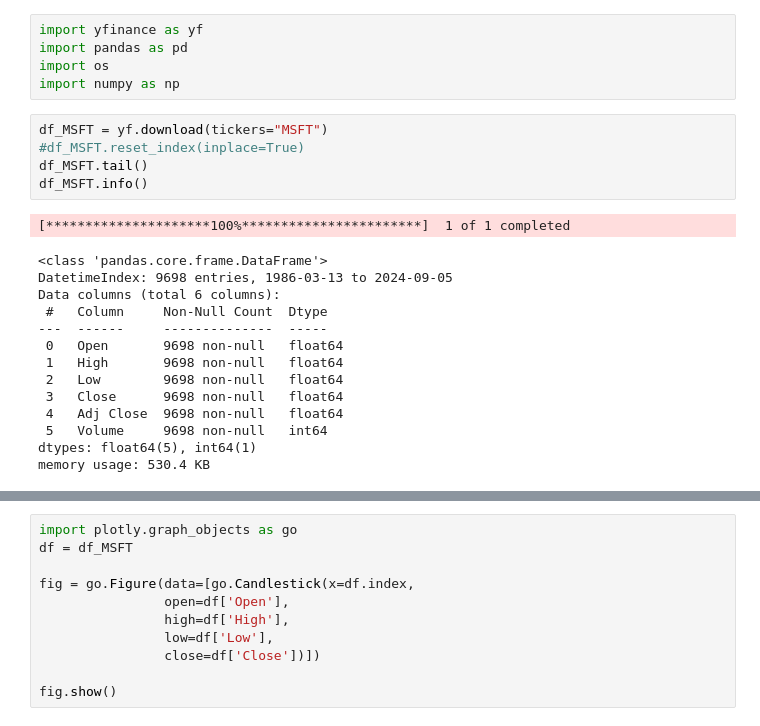
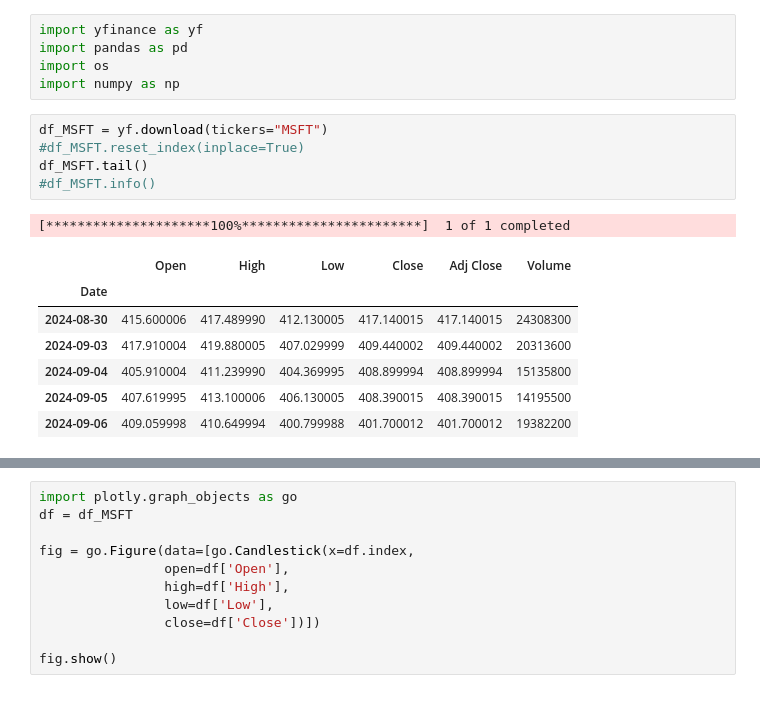
Before and after one commit to Bavenraj/Python_For_Trading, a Jupyter notebook: data_processing.ipynb, the cells around one changed output, grey strips where cells are left out. Saved outputs shown, nothing was run; the diff lists cells and outputs as text.

```diff
--- a/data_processing.ipynb
+++ b/data_processing.ipynb
@@ -6,23 +6,17 @@ import numpy as np
 # %%
 df_MSFT = yf.download(tickers="MSFT")
 #df_MSFT.reset_index(inplace=True)
 df_MSFT.tail()
-df_MSFT.info()
+#df_MSFT.info()
 # %% [output]
 [*********************100%***********************]  1 of 1 completed
-<class 'pandas.core.frame.DataFrame'>
-DatetimeIndex: 9698 entries, 1986-03-13 to 2024-09-05
-Data columns (total 6 columns):
- #   Column     Non-Null Count  Dtype
----  ------     --------------  -----
- 0   Open       9698 non-null   float64
- 1   High       9698 non-null   float64
- 2   Low        9698 non-null   float64
- 3   Close      9698 non-null   float64
- 4   Adj Close  9698 non-null   float64
- 5   Volume     9698 non-null   int64
-dtypes: float64(5), int64(1)
-memory usage: 530.4 KB
+|  | Open | High | Low | Close | Adj Close | Volume |
+| Date |  |  |  |  |  |  |
+| 2024-08-30 | 415.600006 | 417.489990 | 412.130005 | 417.140015 | 417.140015 | 24308300 |
+| 2024-09-03 | 417.910004 | 419.880005 | 407.029999 | 409.440002 | 409.440002 | 20313600 |
+| 2024-09-04 | 405.910004 | 411.239990 | 404.369995 | 408.899994 | 408.899994 | 15135800 |
+| 2024-09-05 | 407.619995 | 413.100006 | 406.130005 | 408.390015 | 408.390015 | 14195500 |
+| 2024-09-06 | 409.059998 | 410.649994 | 400.799988 | 401.700012 | 401.700012 | 19382200 |
 # %%
 df_BTC = yf.download(tickers="BTC-USD")
 #df_BTC.reset_index(inplace=True)
```
Also changed, not shown: parts of 4 cells of this notebook, 5 other files.
